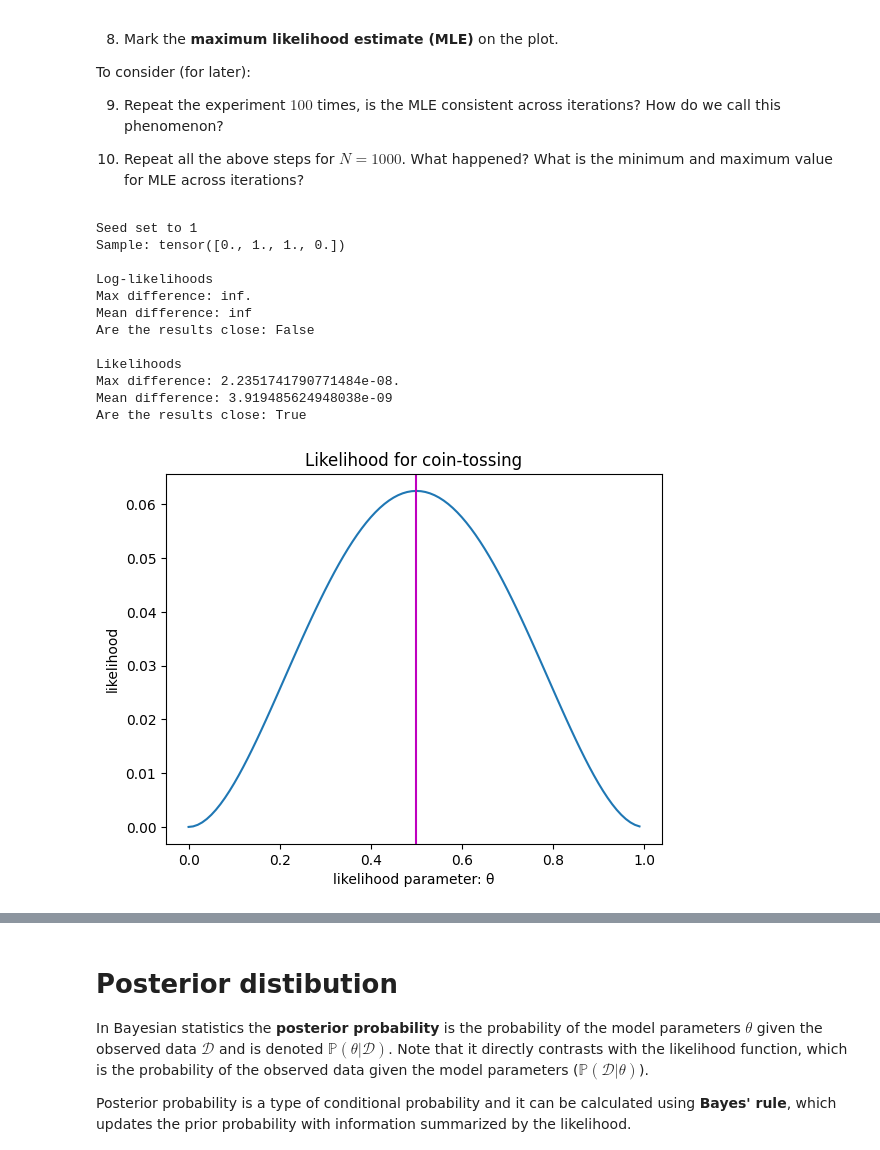
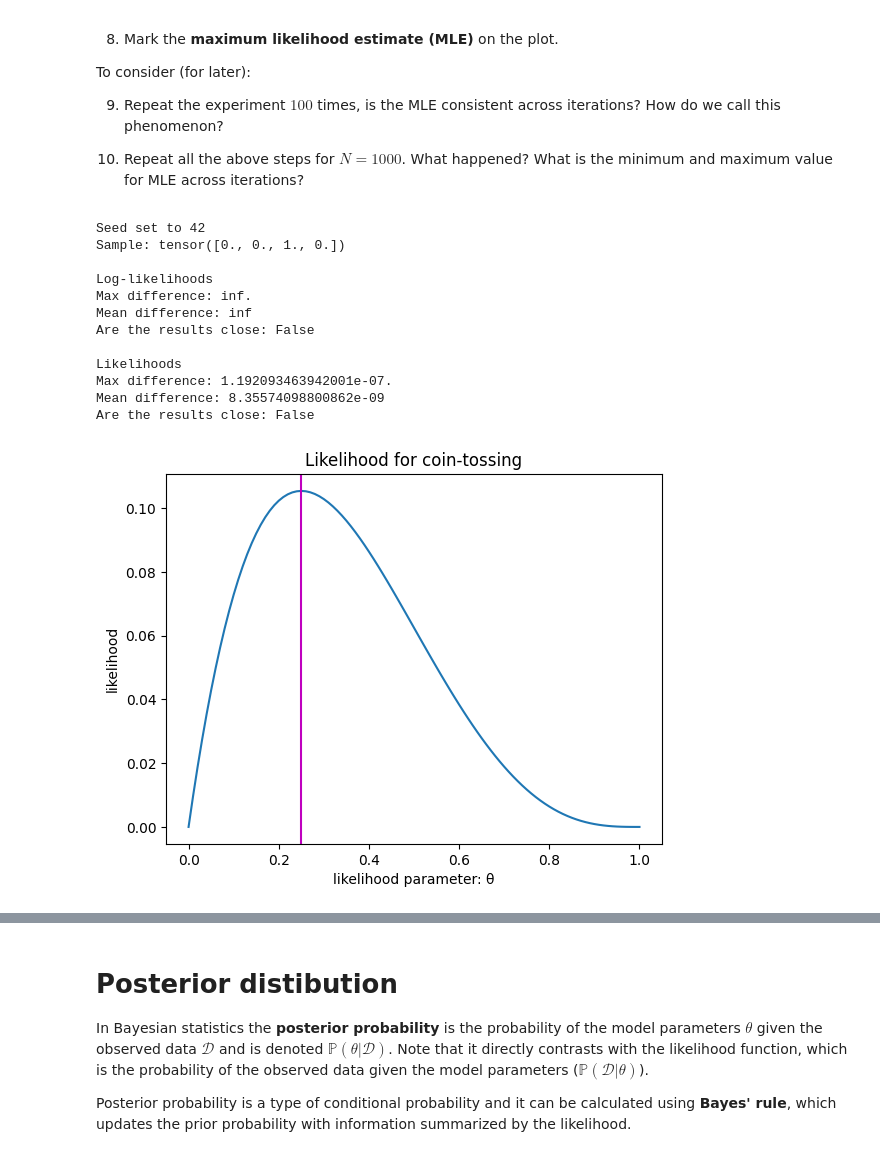
Before and after one commit to MichalSlowakiewicz/Statistical-Data-Analysis-2, a Jupyter notebook: LAB_2.ipynb, the cells around one changed output, grey strips where cells are left out. Saved outputs shown, nothing was run; the diff lists cells and outputs as text; code cells hidden in the pictures.

```diff
--- a/LAB_2.ipynb
+++ b/LAB_2.ipynb
@@ -133,7 +133,7 @@ def get_bernoulli_mle(data):
   return torch.mean(data)
   pass
 # %%
-SEED = 1
+SEED = 42
 set_seed(SEED)
 
 N = 4
@@ -145,7 +145,7 @@ print(f"Sample: {biased_coin_tosses}\n")
 ###################################################################
 # put your code here
 #theta_values = torch.Tensor([1])
-theta_values = torch.arange(0, 1, 1/100)
+theta_values = torch.arange(0, 1.01, 1/100)
 ###################################################################
 
 ####################################################################################################
@@ -167,39 +167,39 @@ print(f"Are the results close: {torch.allclose(loglikelihoods, loglikelihoods_an
 likelihoods_analytical = torch.stack([get_bernoulli_likelihood_analytical(biased_coin_tosses, theta) for theta in theta_values])
 
 likelihoods = torch.stack([get_bernoulli_likelihood(biased_coin_tosses, theta) for theta in theta_values])
 
 print("Likelihoods")
 if not torch.equal(likelihoods_analytical, likelihoods):
   differences = torch.abs(likelihoods_analytical - likelihoods)
   print(f"Max difference: {differences.max()}.")
   print(f"Mean difference: {differences.mean()}")
 
 print(f"Are the results close: {torch.allclose(likelihoods, likelihoods_analytical)}\n")
 
 ###################################################################################################
 # plot likelihoods for thetas
 fig, ax = plt.subplots()
 ax.plot(theta_values, likelihoods)
 ax.set_xlabel(xlabel="likelihood parameter: \u03B8")
 ax.set_ylabel(ylabel="likelihood")
 ax.set_title("Likelihood for coin-tossing")
 plt.axvline(get_bernoulli_mle(biased_coin_tosses), color="m")
 
 plt.show()
 # %% [output]
-Seed set to 1
-Sample: tensor([0., 1., 1., 0.])
+Seed set to 42
+Sample: tensor([0., 0., 1., 0.])
 
 Log-likelihoods
 Max difference: inf.
 Mean difference: inf
 Are the results close: False
 
 Likelihoods
-Max difference: 2.2351741790771484e-08.
-Mean difference: 3.919485624948038e-09
-Are the results close: True
+Max difference: 1.192093463942001e-07.
+Mean difference: 8.35574098800862e-09
+Are the results close: False
-[figure, old version]
+[figure, new version]
 # %%
 n_iter = 100
 stops = {i for i in range(1, 21)}.union((50, 100))
```
Also changed, not shown: parts of 9 cells of this notebook.
